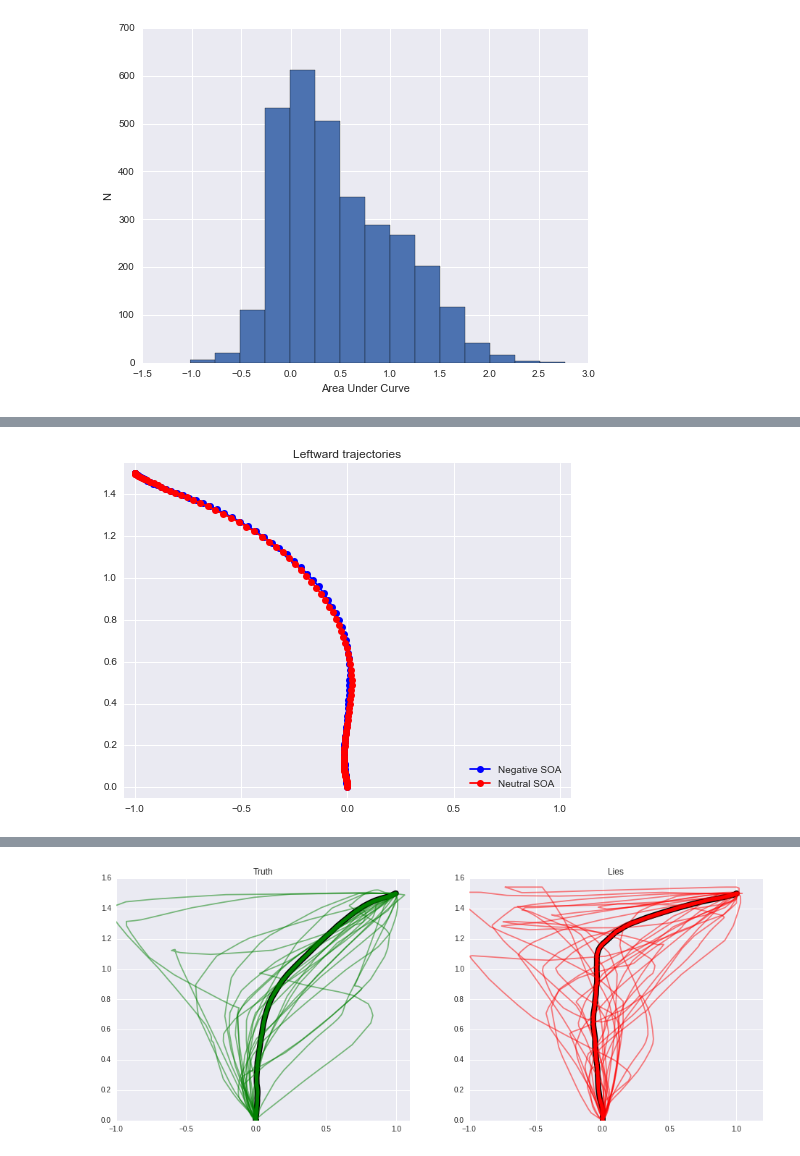
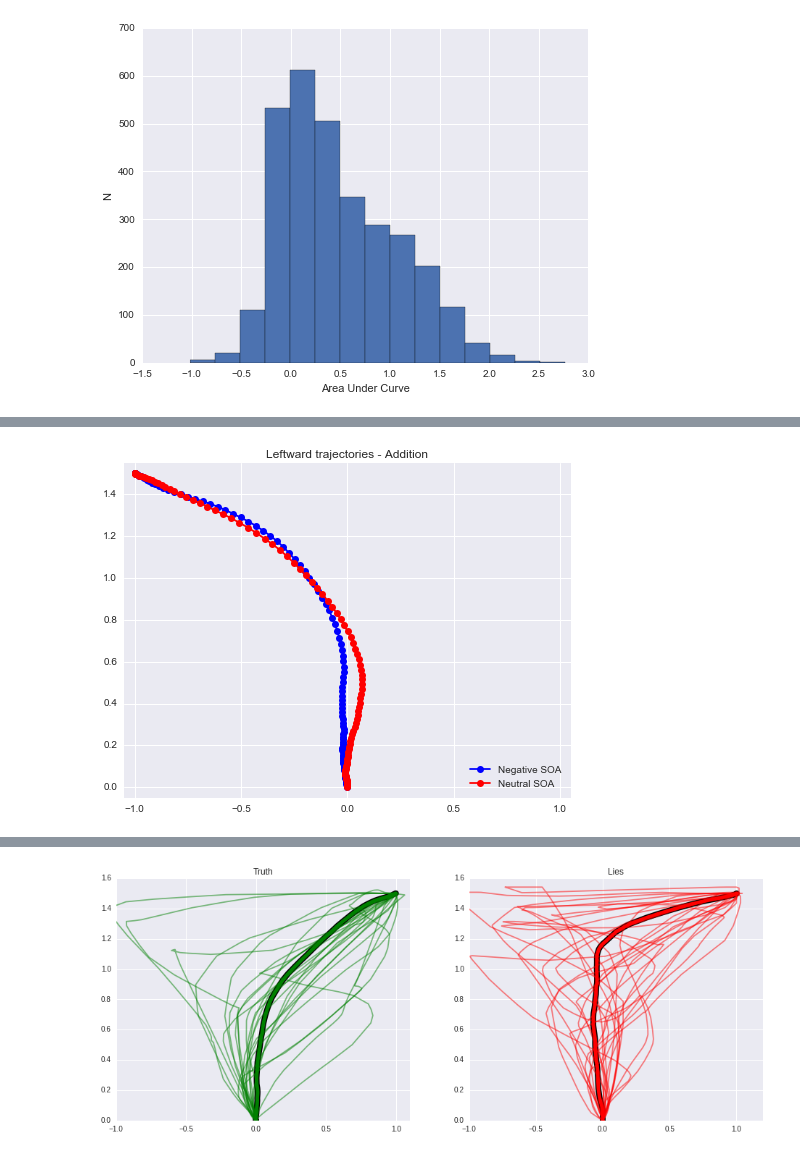
Before and after one commit to tomfaulkenberry/QuickstartMousetracking, a Jupyter notebook: results/Plotting.ipynb, the cells around one changed output, grey strips where cells are left out. Drawn from its saved outputs; the diff is of its cells as text; code cells hidden in the pictures.

```diff
--- a/results/Plotting.ipynb
+++ b/results/Plotting.ipynb
@@ -73,7 +73,7 @@ plt.show()
 # %% [output]
 [figure]
 # %%
-# get TRUE trials
-dataTrue=dataCorrect.loc[dataCorrect['truth']==1]
+# get TRUE Addition trials
+dataTrueAdd=dataCorrect.loc[(dataCorrect['truth']==1) & (dataCorrect['operation']=='add')]
 # %%
 # Plot average *rightward* trajectories by SOAcondition
@@ -104,27 +104,27 @@ plt.show()
 # %%
 # Plot average *leftward* trajectories by SOAcondition
-dataLeft=dataTrue.loc[dataTrue['response']==1] # plot ALL trials
-#dataLeft=dataTrue.loc[dataTrue['response']==1] # plot only TRUE trials
+#dataLeft=dataCorrect.loc[dataTrue['response']==1] # plot ALL trials
+dataLeft=dataTrueAdd.loc[dataTrueAdd['response']==1] # plot only TRUE trials
 
 
 
 negativeLeft_indices = dataLeft[dataLeft.SOAcondition=='negative'].index
 neutralLeft_indices = dataLeft[dataLeft.SOAcondition=='neutral'].index
 
 negLeftX = -nx.iloc[negativeLeft_indices].mean()  # use negative since process.py remaps before computing AUC and MD
 negLeftY = ny.iloc[negativeLeft_indices].mean()
 
 neutralLeftX = -nx.iloc[neutralLeft_indices].mean()
 neutralLeftY = ny.iloc[neutralLeft_indices].mean()
 
 
 
 plt.plot(negLeftX, negLeftY, '-o', color='blue', label='Negative SOA')
 plt.plot(neutralLeftX, neutralLeftY, '-o', color='red', label='Neutral SOA')
 plt.legend(loc="lower right")
-plt.title("Leftward trajectories")
+plt.title("Leftward trajectories - Addition")
 plt.xlim((-1.05, 1.05))
 plt.ylim((-.05, 1.55))
 plt.show()
 # %% [output]
-[figure, old version]
+[figure, new version]
```
Also changed, not shown: parts of 4 cells of this notebook.
